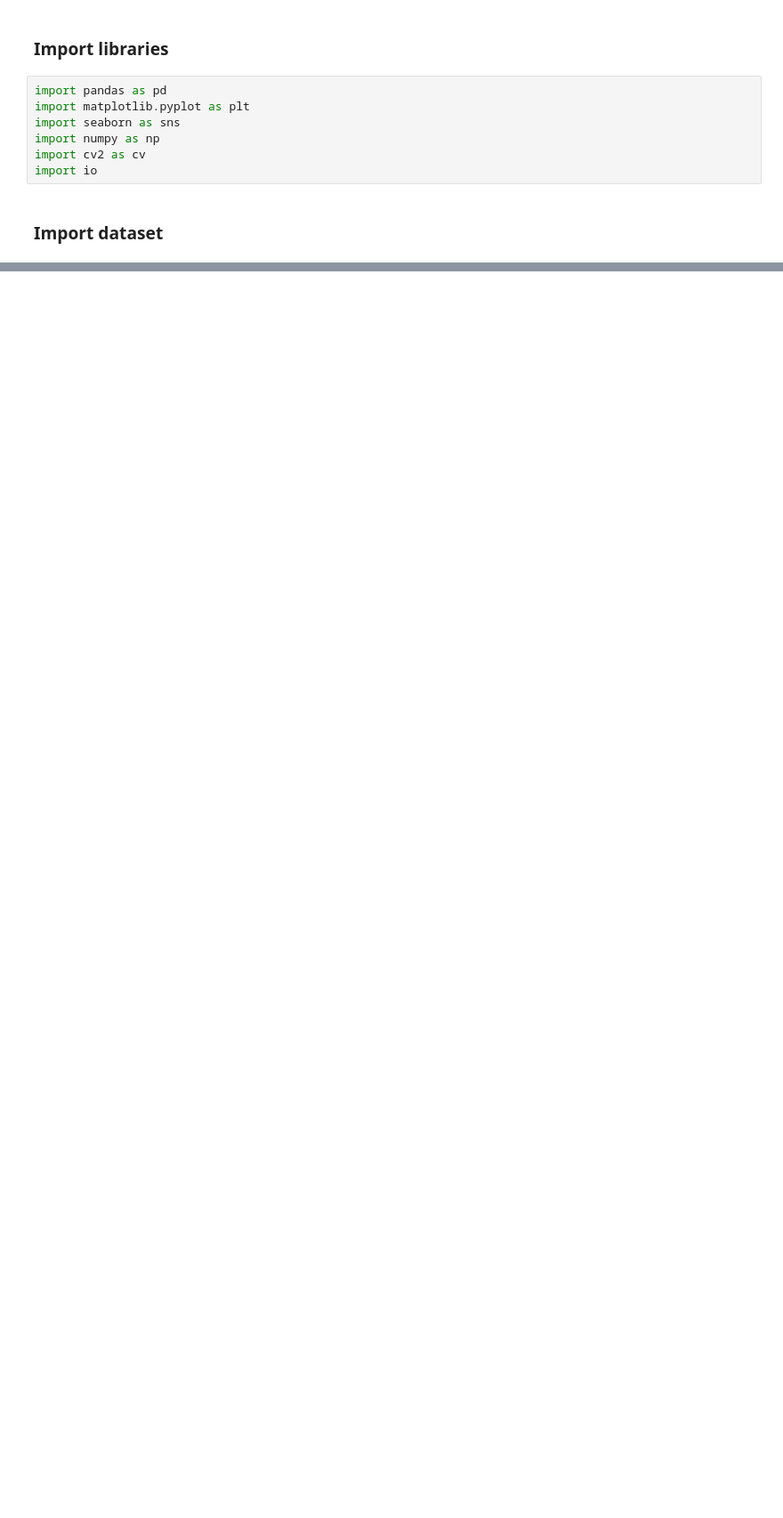
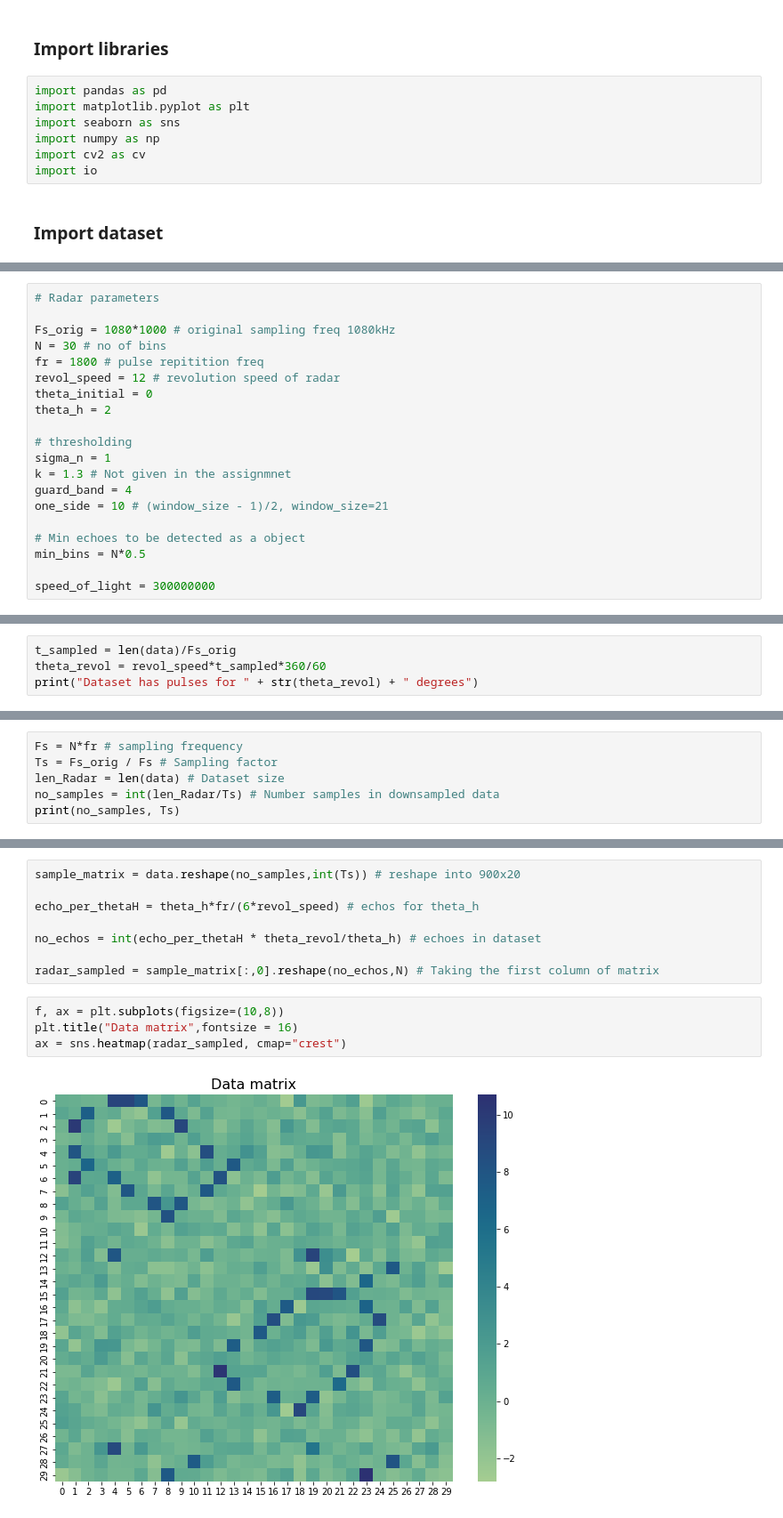
Before and after one commit to Akeshala/Radar-and-Navigation, a Jupyter notebook: Assignment 1/Radar_Assignmnet1.ipynb, the cells around one changed output, grey strips where cells are left out. Shown at 89% size. Cells and saved outputs as stored; diff of their text form; blank space fills up the shorter version.

```diff
--- a/Assignment 1/Radar_Assignmnet1.ipynb
+++ b/Assignment 1/Radar_Assignmnet1.ipynb
@@ -38,0 +49,20 @@ df
+# %%
+# Radar parameters
+
+Fs_orig = 1080*1000 # original sampling freq 1080kHz
+N = 30 # no of bins
+fr = 1800 # pulse repitition freq
+revol_speed = 12 # revolution speed of radar
+theta_initial = 0
+theta_h = 2
+
+# thresholding
+sigma_n = 1
+k = 1.3 # Not given in the assignmnet
+guard_band = 4
+one_side = 10 # (window_size - 1)/2, window_size=21
+
+# Min echoes to be detected as a object
+min_bins = N*0.5
+
+speed_of_light = 300000000
@@ -38,0 +77,4 @@ df
+# %%
+t_sampled = len(data)/Fs_orig
+theta_revol = revol_speed*t_sampled*360/60
+print("Dataset has pulses for " + str(theta_revol) + " degrees")
@@ -38,0 +95,6 @@ df
+# %%
+Fs = N*fr # sampling frequency
+Ts = Fs_orig / Fs # Sampling factor
+len_Radar = len(data) # Dataset size
+no_samples = int(len_Radar/Ts) # Number samples in downsampled data
+print(no_samples, Ts)
@@ -38,0 +121,14 @@ df
+# %%
+sample_matrix = data.reshape(no_samples,int(Ts)) # reshape into 900x20
+
+echo_per_thetaH = theta_h*fr/(6*revol_speed) # echos for theta_h
+
+no_echos = int(echo_per_thetaH * theta_revol/theta_h) # echoes in dataset
+
+radar_sampled = sample_matrix[:,0].reshape(no_echos,N) # Taking the first column of matrix
+# %%
+f, ax = plt.subplots(figsize=(10,8))
+plt.title("Data matrix",fontsize = 16)
+ax = sns.heatmap(radar_sampled, cmap="crest")
+# %% [output]
+[figure, added]
```
Also changed, not shown: parts of 57 cells of this notebook.
